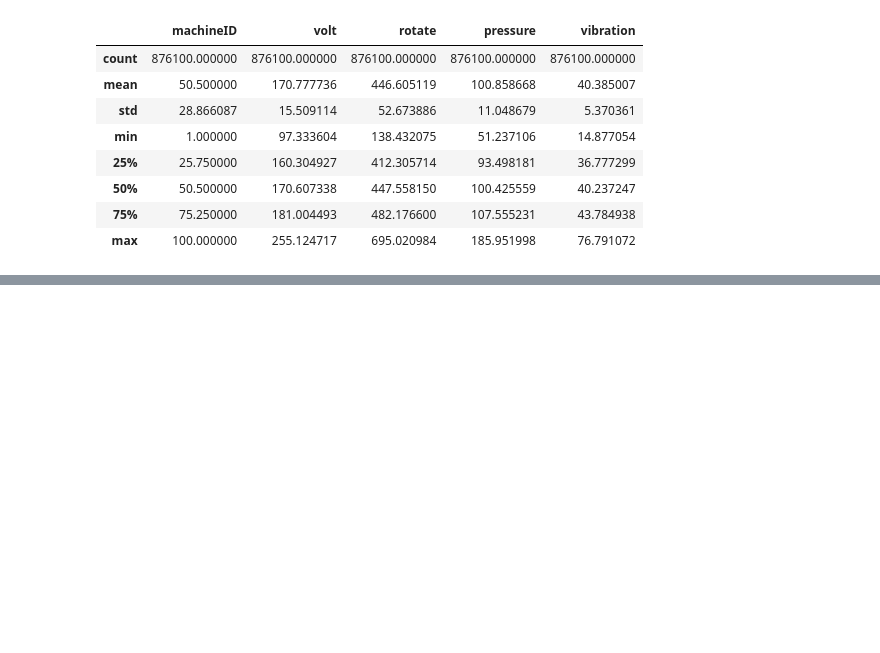
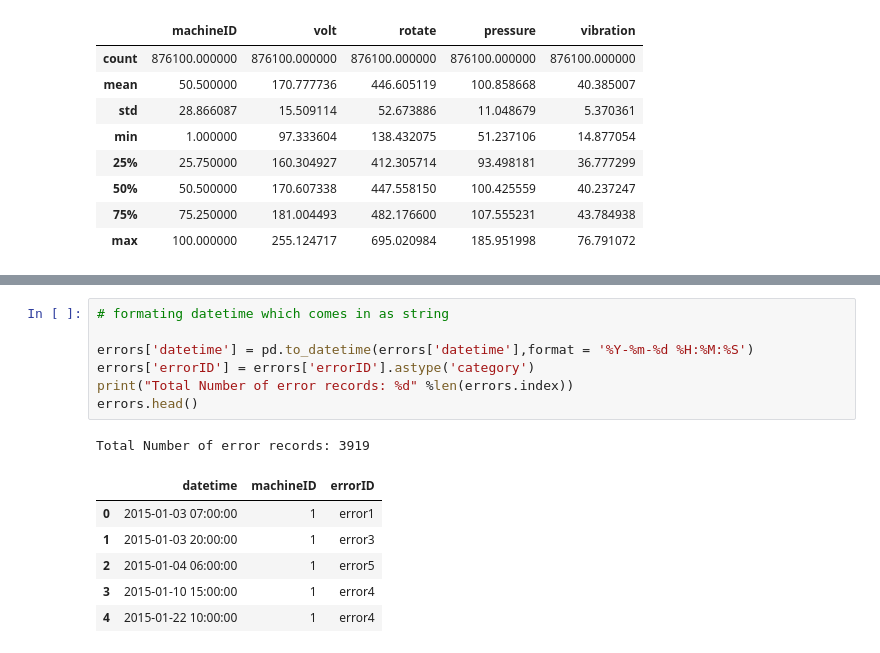
Before and after one commit to TahsinPavel/Machine-Learning-Model-for-Predictive-Maintenance-, a Jupyter notebook: Predictive Maintenance .ipynb, the cells around one changed output, grey strips where cells are left out. Cells and saved outputs as stored; diff of their text form; blank space fills up the shorter version.

```diff
--- a/Predictive Maintenance .ipynb
+++ b/Predictive Maintenance .ipynb
@@ -47,0 +73,15 @@ It consists of hourly average of voltage, rotation, pressure, vibration collecte
+# %%
+# formating datetime which comes in as string
+
+errors['datetime'] = pd.to_datetime(errors['datetime'],format = '%Y-%m-%d %H:%M:%S')
+errors['errorID'] = errors['errorID'].astype('category')
+print("Total Number of error records: %d" %len(errors.index))
+errors.head()
+# %% [output]
+Total Number of error records: 3919
+|  | datetime | machineID | errorID |
+| 0 | 2015-01-03 07:00:00 | 1 | error1 |
+| 1 | 2015-01-03 20:00:00 | 1 | error3 |
+| 2 | 2015-01-04 06:00:00 | 1 | error5 |
+| 3 | 2015-01-10 15:00:00 | 1 | error4 |
+| 4 | 2015-01-22 10:00:00 | 1 | error4 |
```
Also changed, not shown: parts of 4 cells of this notebook.
